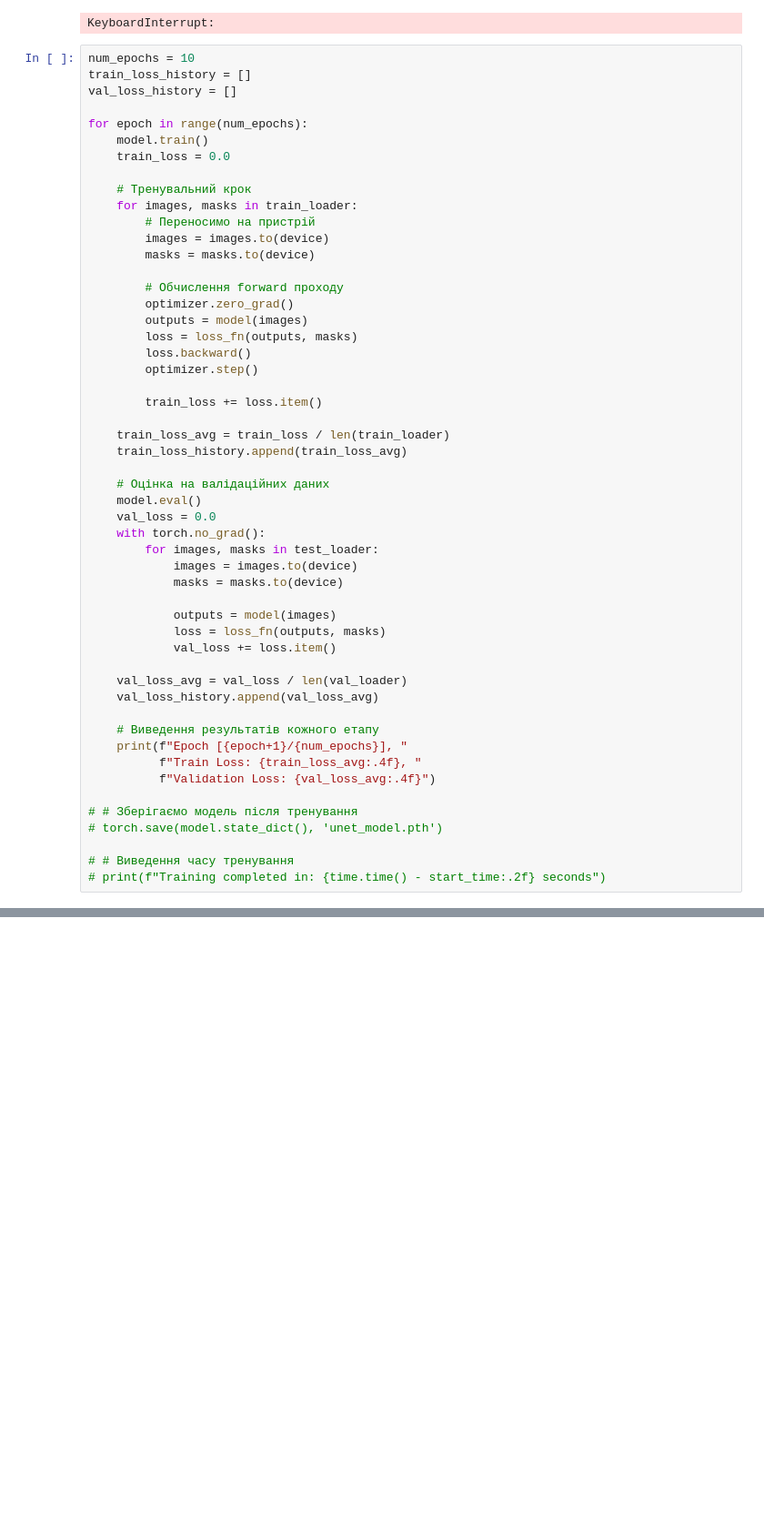
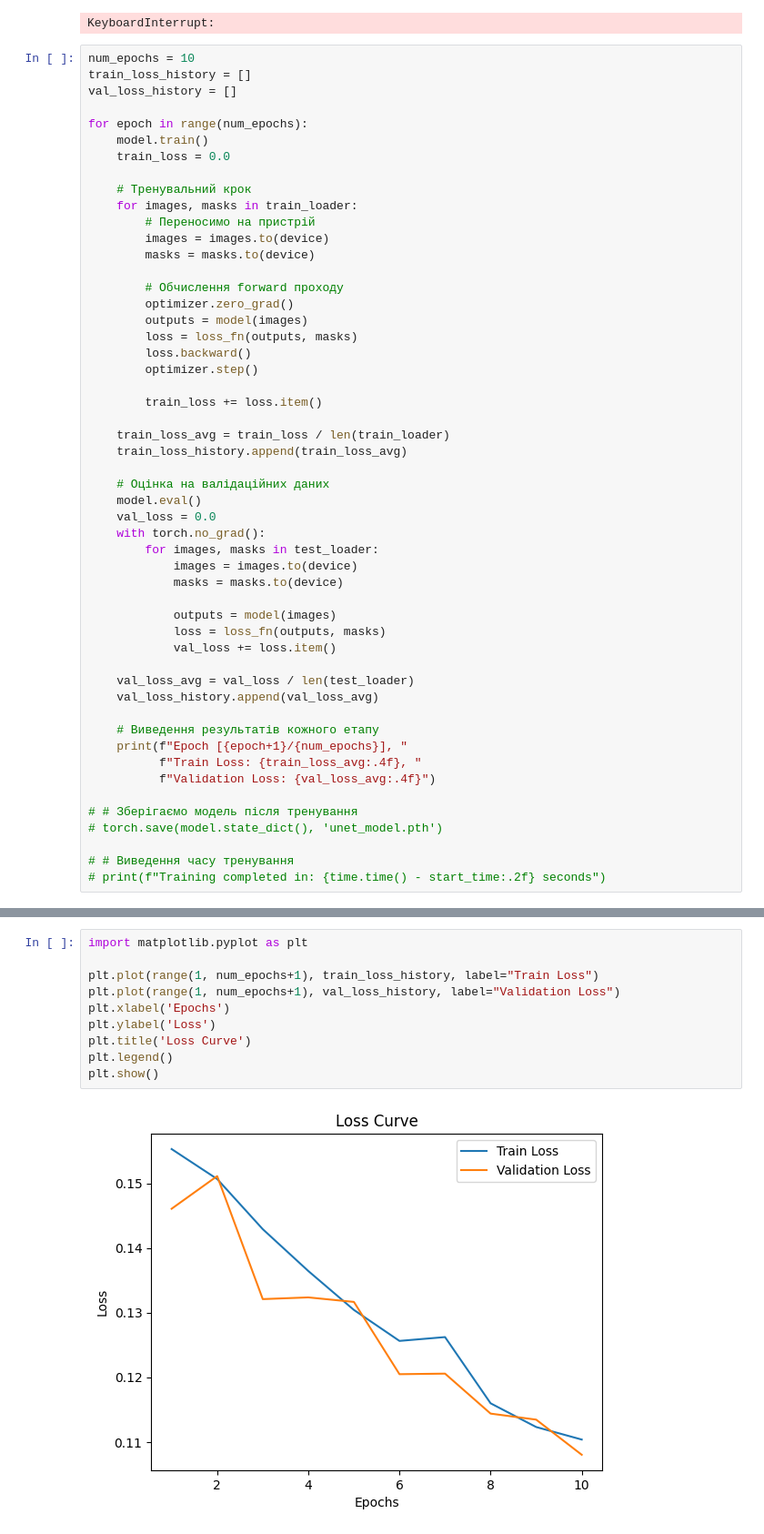
Before and after one commit to alonacode/AI, a Jupyter notebook: notebook10ca1543d0.ipynb, the cells around one changed output, grey strips where cells are left out. Shown at 91% size. Saved outputs shown, nothing was run; the diff lists cells and outputs as text; blank space fills up the shorter version.

```diff
--- a/notebook10ca1543d0.ipynb
+++ b/notebook10ca1543d0.ipynb
@@ -427,7 +427,7 @@ for epoch in range(num_epochs):
             loss = loss_fn(outputs, masks)
             val_loss += loss.item()
 
-    val_loss_avg = val_loss / len(val_loader)
+    val_loss_avg = val_loss / len(test_loader)
     val_loss_history.append(val_loss_avg)
 
     # Виведення результатів кожного етапу
@@ -442,0 +454,12 @@ for epoch in range(num_epochs):
+# %%
+import matplotlib.pyplot as plt
+
+plt.plot(range(1, num_epochs+1), train_loss_history, label="Train Loss")
+plt.plot(range(1, num_epochs+1), val_loss_history, label="Validation Loss")
+plt.xlabel('Epochs')
+plt.ylabel('Loss')
+plt.title('Loss Curve')
+plt.legend()
+plt.show()
+# %% [output]
+[figure, added]
```
Also changed, not shown: parts of 1 cell of this notebook.
